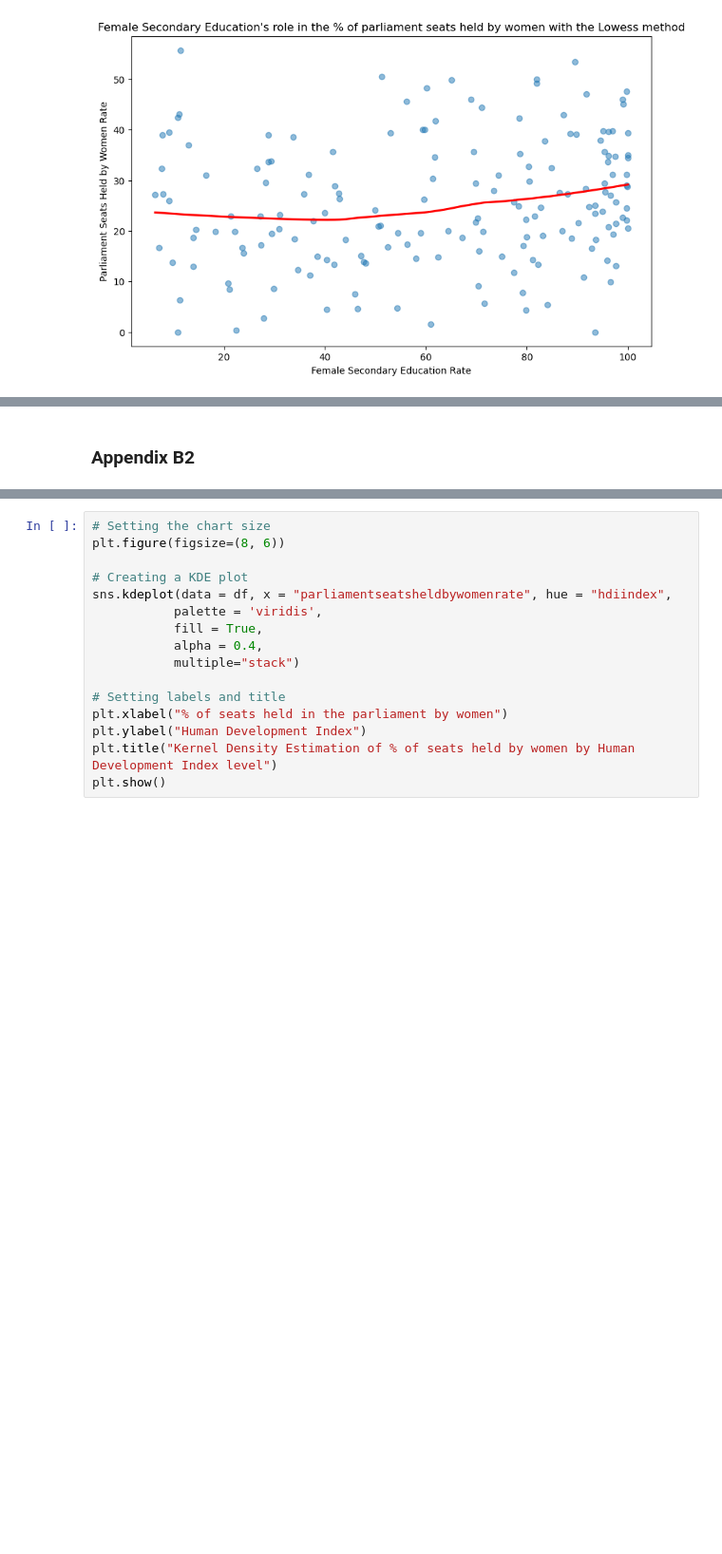
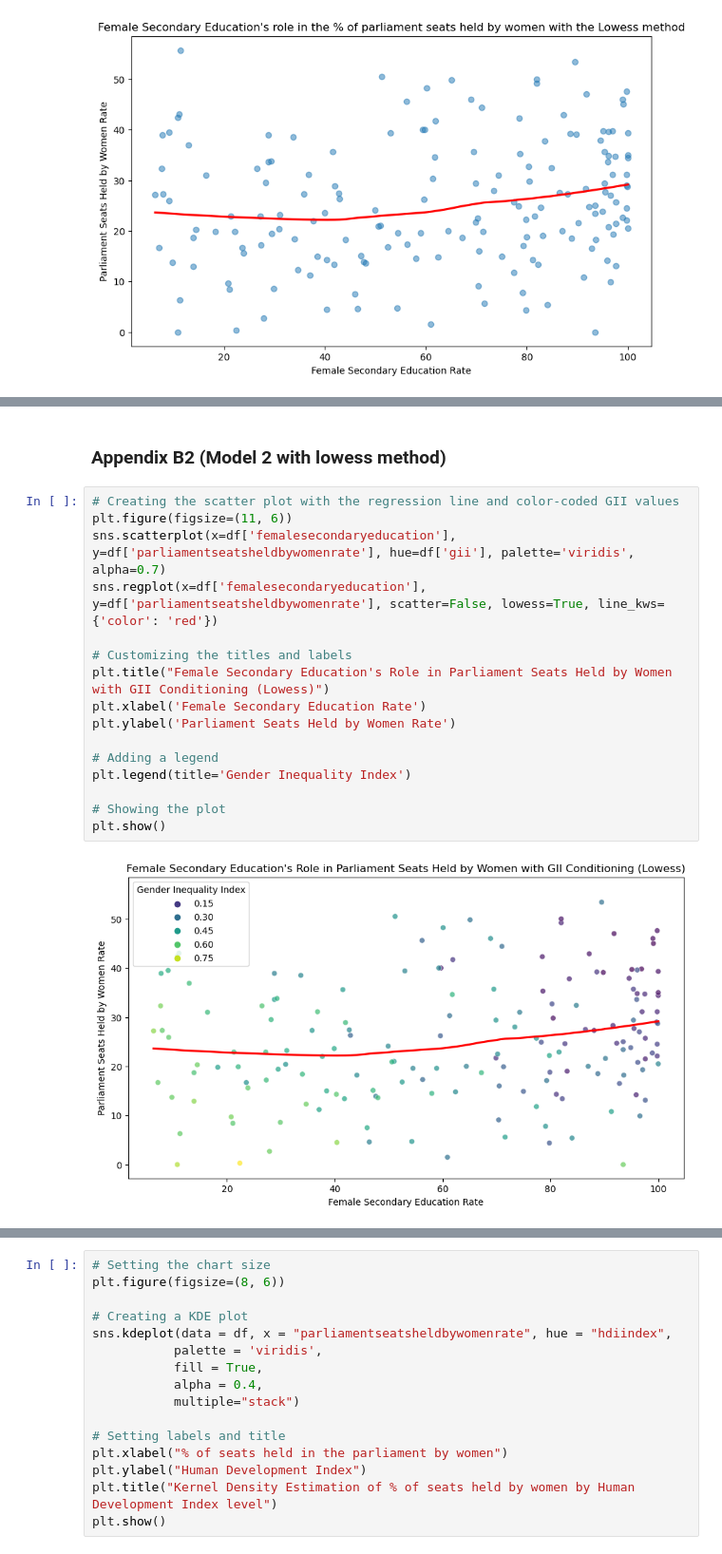
Before and after one commit to zsofiarebeka/DA2_Final-term, a Jupyter notebook: Katona_DA2_Final-term-project.ipynb, the cells around one changed output, grey strips where cells are left out. Shown at 95% size. Saved outputs shown, nothing was run; the diff lists cells and outputs as text; blank space fills up the shorter version.

```diff
--- a/Katona_DA2_Final-term-project.ipynb
+++ b/Katona_DA2_Final-term-project.ipynb
@@ -591,4 +609,22 @@ OLS Regression Results
 Notes:
 [1] Standard Errors are heteroscedasticity robust (HC1)
 # %% [markdown]
-### Appendix B2
+### Appendix B2 (Model 2 with lowess method)
+# %%
+# Creating the scatter plot with the regression line and color-coded GII values
+plt.figure(figsize=(11, 6))
+sns.scatterplot(x=df['femalesecondaryeducation'], y=df['parliamentseatsheldbywomenrate'], hue=df['gii'], palette='viridis', alpha=0.7)
+sns.regplot(x=df['femalesecondaryeducation'], y=df['parliamentseatsheldbywomenrate'], scatter=False, lowess=True, line_kws={'color': 'red'})
+
+# Customizing the titles and labels
+plt.title("Female Secondary Education's Role in Parliament Seats Held by Women with GII Conditioning (Lowess)")
+plt.xlabel('Female Secondary Education Rate')
+plt.ylabel('Parliament Seats Held by Women Rate')
+
+# Adding a legend
+plt.legend(title='Gender Inequality Index')
+
+# Showing the plot
+plt.show()
+# %% [output]
+[figure, added]
```
Also changed, not shown: parts of 27 cells of this notebook, 1 other file.
